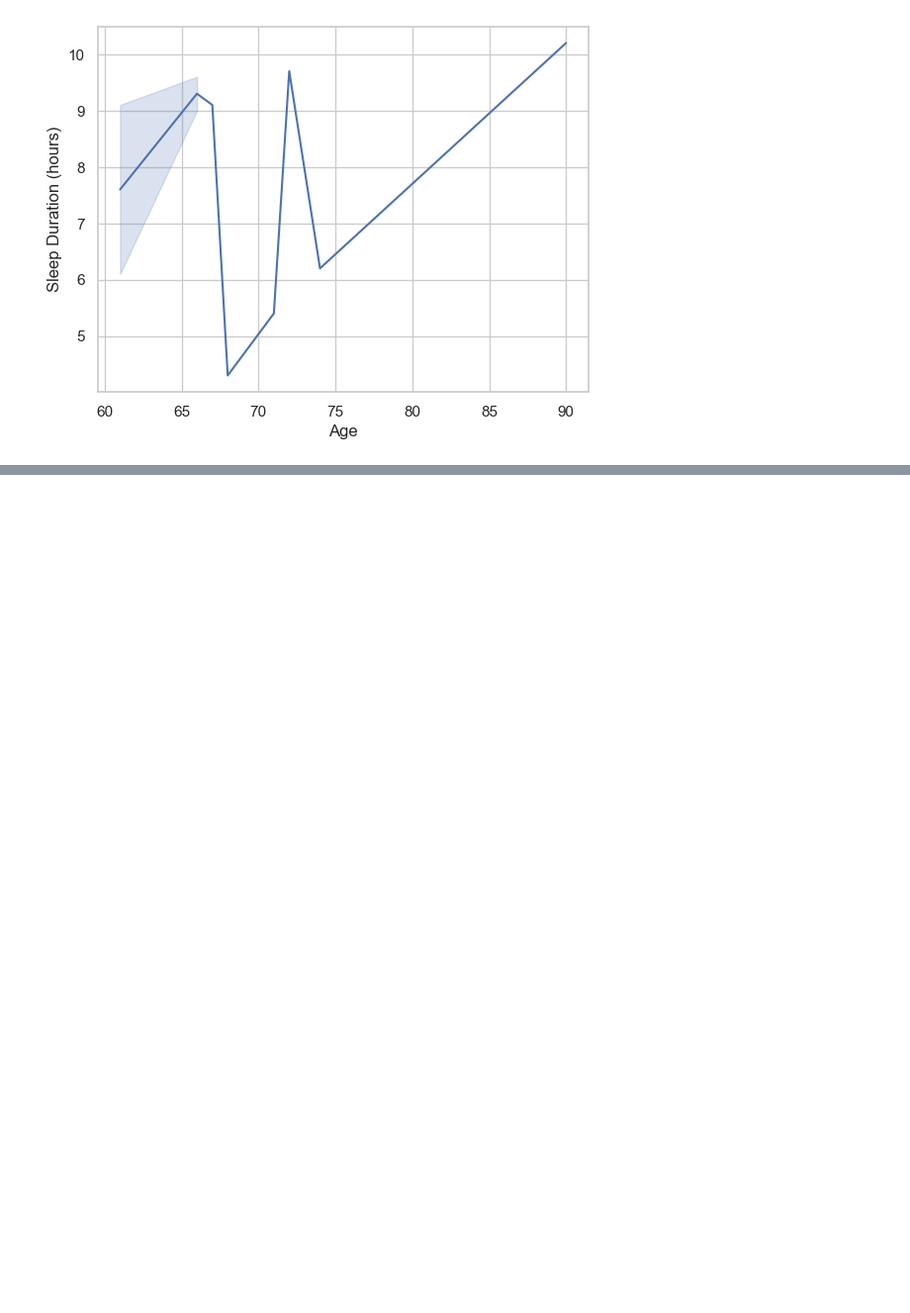
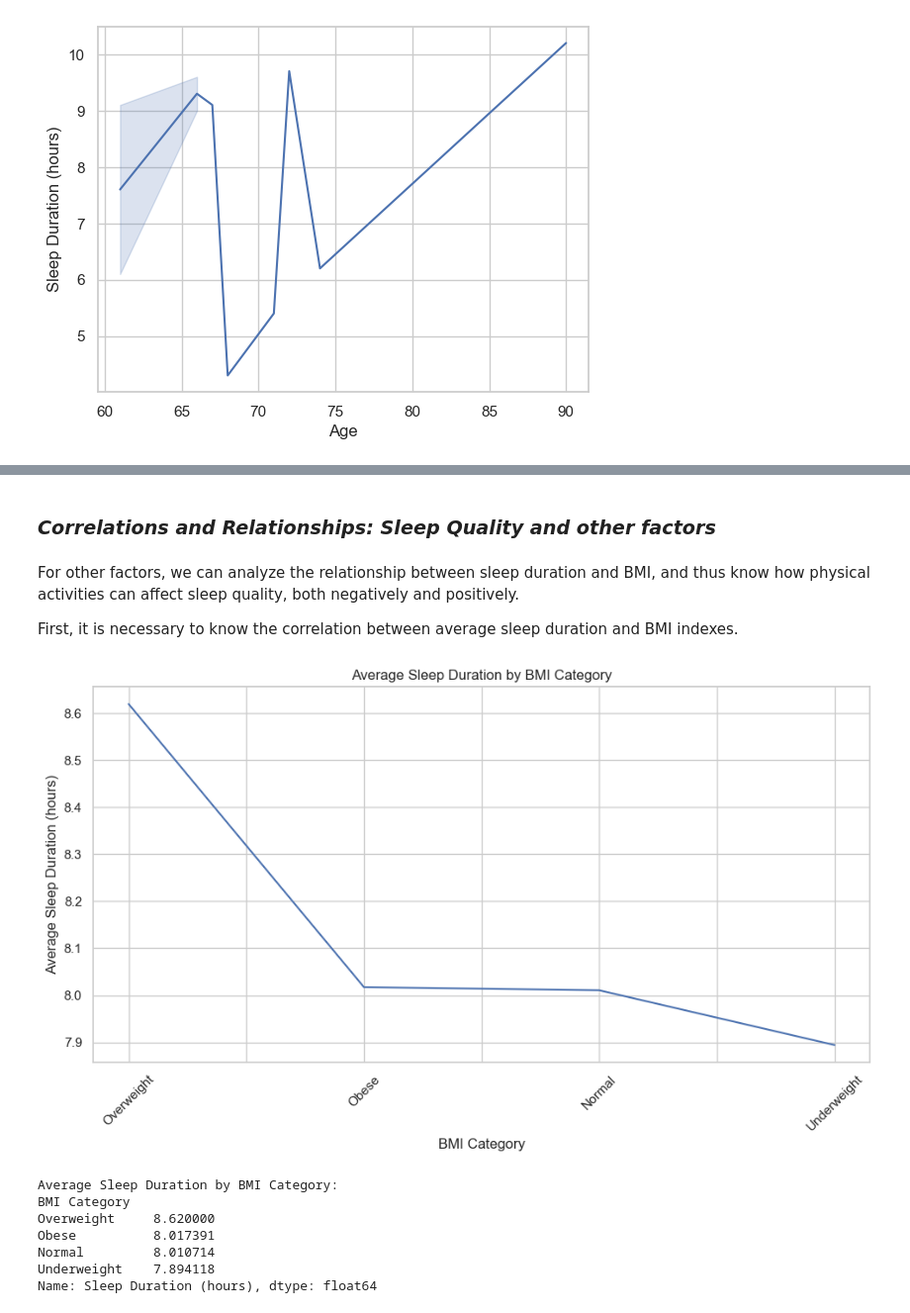
Before and after one commit to fisherlul/fisherlul.github.io, a Jupyter notebook: Personal proj/analysis.ipynb, the cells around one changed output, grey strips where cells are left out. Shown at 99% size. Cells and saved outputs as stored; diff of their text form; code cells hidden in the pictures; blank space fills up the shorter version.

```diff
--- a/Personal proj/analysis.ipynb
+++ b/Personal proj/analysis.ipynb
@@ -159,0 +164,32 @@ sns.lineplot(data=senior_age, x='Age', y='Sleep Duration (hours)', legend=False,
+# %% [markdown]
+### ***Correlations and Relationships: Sleep Quality and other factors***
+# %% [markdown]
+For other factors, we can analyze the relationship between sleep duration and BMI, and thus know how physical activities can affect sleep quality, both negatively and positively.
+
+First, it is necessary to know the correlation between average sleep duration and BMI indexes.
+# %%
+# Calculate average sleep duration for each BMI category
+avg_sleep_by_bmi = sleep_health_cleaned.groupby('BMI Category')['Sleep Duration (hours)'].mean().sort_values(ascending=False)
+
+# Create a bar plot
+plt.figure(figsize=(10, 6))
+avg_sleep_by_bmi.plot(kind='line')
+plt.title('Average Sleep Duration by BMI Category')
+plt.xlabel('BMI Category')
+plt.ylabel('Average Sleep Duration (hours)')
+plt.xticks(rotation=45)
+plt.tight_layout()
+plt.show()
+
+# Print the average sleep duration for each BMI category
+print("Average Sleep Duration by BMI Category:")
+print(avg_sleep_by_bmi)
+# %% [output]
+[figure, added]
+Average Sleep Duration by BMI Category:
+BMI Category
+Overweight     8.620000
+Obese          8.017391
+Normal         8.010714
+Underweight    7.894118
+Name: Sleep Duration (hours), dtype: float64
```
Also changed, not shown: parts of 5 cells of this notebook.
